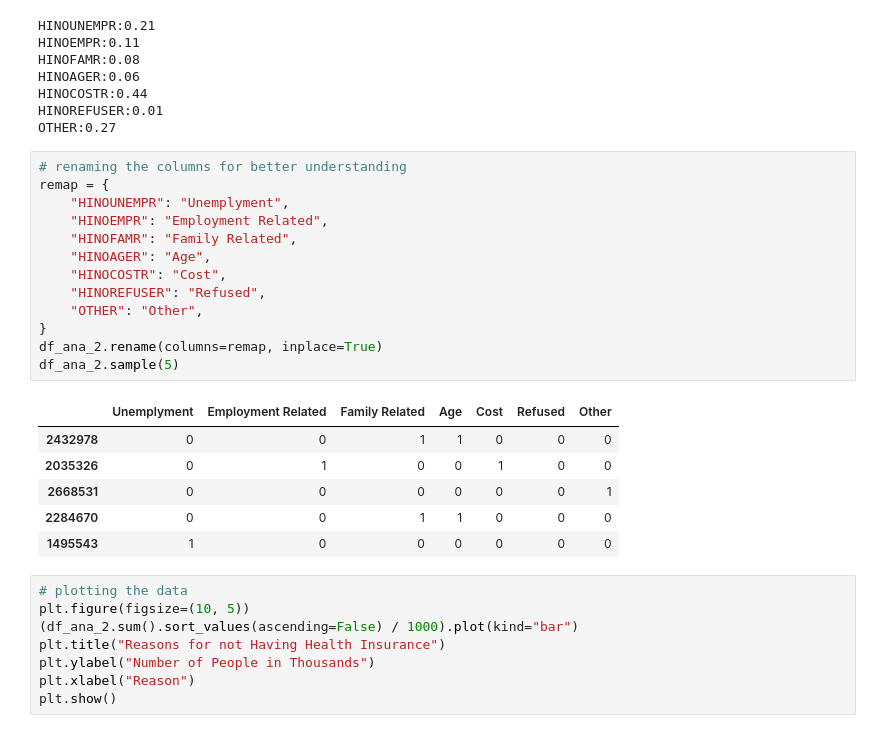
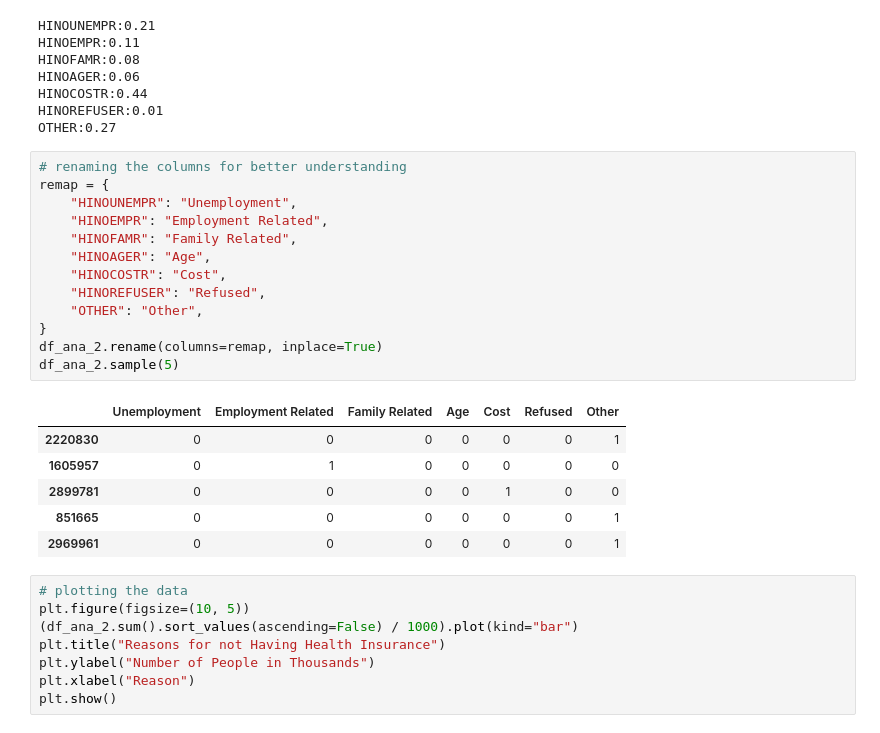
Before and after one commit to MIDS-at-Duke/uds-2024-flyingsloths, a Jupyter notebook: 02_Code/14_No_Insurance_Analysis.ipynb, the cells around one changed output. Cells and saved outputs as stored; diff of their text form.

```diff
--- a/02_Code/14_No_Insurance_Analysis.ipynb
+++ b/02_Code/14_No_Insurance_Analysis.ipynb
@@ -203,23 +203,23 @@ OTHER:0.27
 # %%
 # renaming the columns for better understanding
 remap = {
-    "HINOUNEMPR": "Unemplyment",
+    "HINOUNEMPR": "Unemployment",
     "HINOEMPR": "Employment Related",
     "HINOFAMR": "Family Related",
     "HINOAGER": "Age",
     "HINOCOSTR": "Cost",
     "HINOREFUSER": "Refused",
     "OTHER": "Other",
 }
 df_ana_2.rename(columns=remap, inplace=True)
 df_ana_2.sample(5)
 # %% [output]
-|  | Unemplyment | Employment Related | Family Related | Age | Cost | Refused | Other |
-| 2432978 | 0 | 0 | 1 | 1 | 0 | 0 | 0 |
-| 2035326 | 0 | 1 | 0 | 0 | 1 | 0 | 0 |
-| 2668531 | 0 | 0 | 0 | 0 | 0 | 0 | 1 |
-| 2284670 | 0 | 0 | 1 | 1 | 0 | 0 | 0 |
-| 1495543 | 1 | 0 | 0 | 0 | 0 | 0 | 0 |
+|  | Unemployment | Employment Related | Family Related | Age | Cost | Refused | Other |
+| 2220830 | 0 | 0 | 0 | 0 | 0 | 0 | 1 |
+| 1605957 | 0 | 1 | 0 | 0 | 0 | 0 | 0 |
+| 2899781 | 0 | 0 | 0 | 0 | 1 | 0 | 0 |
+| 851665 | 0 | 0 | 0 | 0 | 0 | 0 | 1 |
+| 2969961 | 0 | 0 | 0 | 0 | 0 | 0 | 1 |
 # %%
 # plotting the data
 plt.figure(figsize=(10, 5))
```
Also changed, not shown: parts of 4 cells of this notebook, 4 other files.
